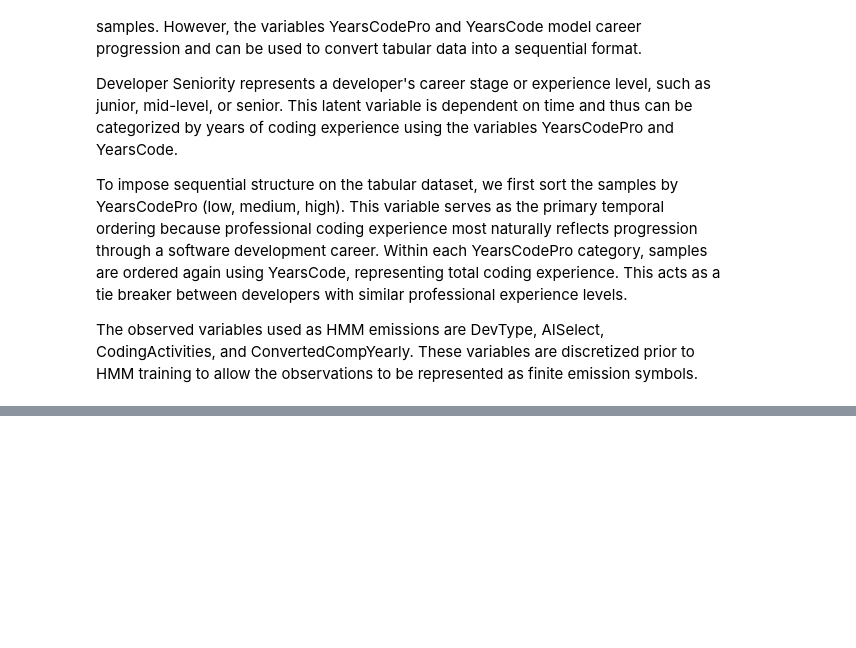
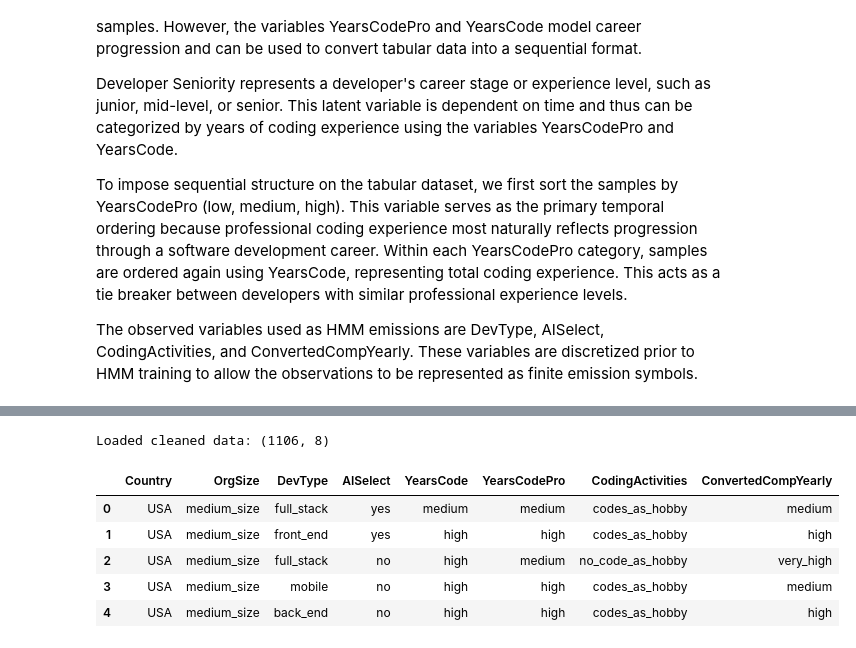
Before and after one commit to ihagad/CSE150A_Project, a Jupyter notebook: src/hmm.ipynb, the cells around one changed output, grey strips where cells are left out. Cells and saved outputs as stored; diff of their text form; code cells hidden in the pictures; blank space fills up the shorter version.

```diff
--- a/src/hmm.ipynb
+++ b/src/hmm.ipynb
@@ -425,0 +57,22 @@ No Data Yet
+# %%
+from pathlib import Path
+import pandas as pd
+
+project_root = Path.cwd()
+if not (project_root / "cleaned_data").exists():
+    project_root = Path.cwd().parent
+
+bn_path = project_root / "cleaned_data" / "cleaned_stackoverflow_bn_data.csv"
+hmm_path = project_root / "cleaned_data" / "cleaned_stackoverflow_hmm_data.csv"
+
+bn_data = pd.read_csv(bn_path)
+print(f"Loaded cleaned data: {bn_data.shape}")
+display(bn_data.head())
+# %% [output]
+Loaded cleaned data: (1106, 8)
+|  | Country | OrgSize | DevType | AISelect | YearsCode | YearsCodePro | CodingActivities | ConvertedCompYearly |
+| 0 | USA | medium_size | full_stack | yes | medium | medium | codes_as_hobby | medium |
+| 1 | USA | medium_size | front_end | yes | high | high | codes_as_hobby | high |
+| 2 | USA | medium_size | full_stack | no | high | medium | no_code_as_hobby | very_high |
+| 3 | USA | medium_size | mobile | no | high | high | codes_as_hobby | medium |
+| 4 | USA | medium_size | back_end | no | high | high | codes_as_hobby | high |
```
Also changed, not shown: parts of 33 cells of this notebook, 4 other files.
